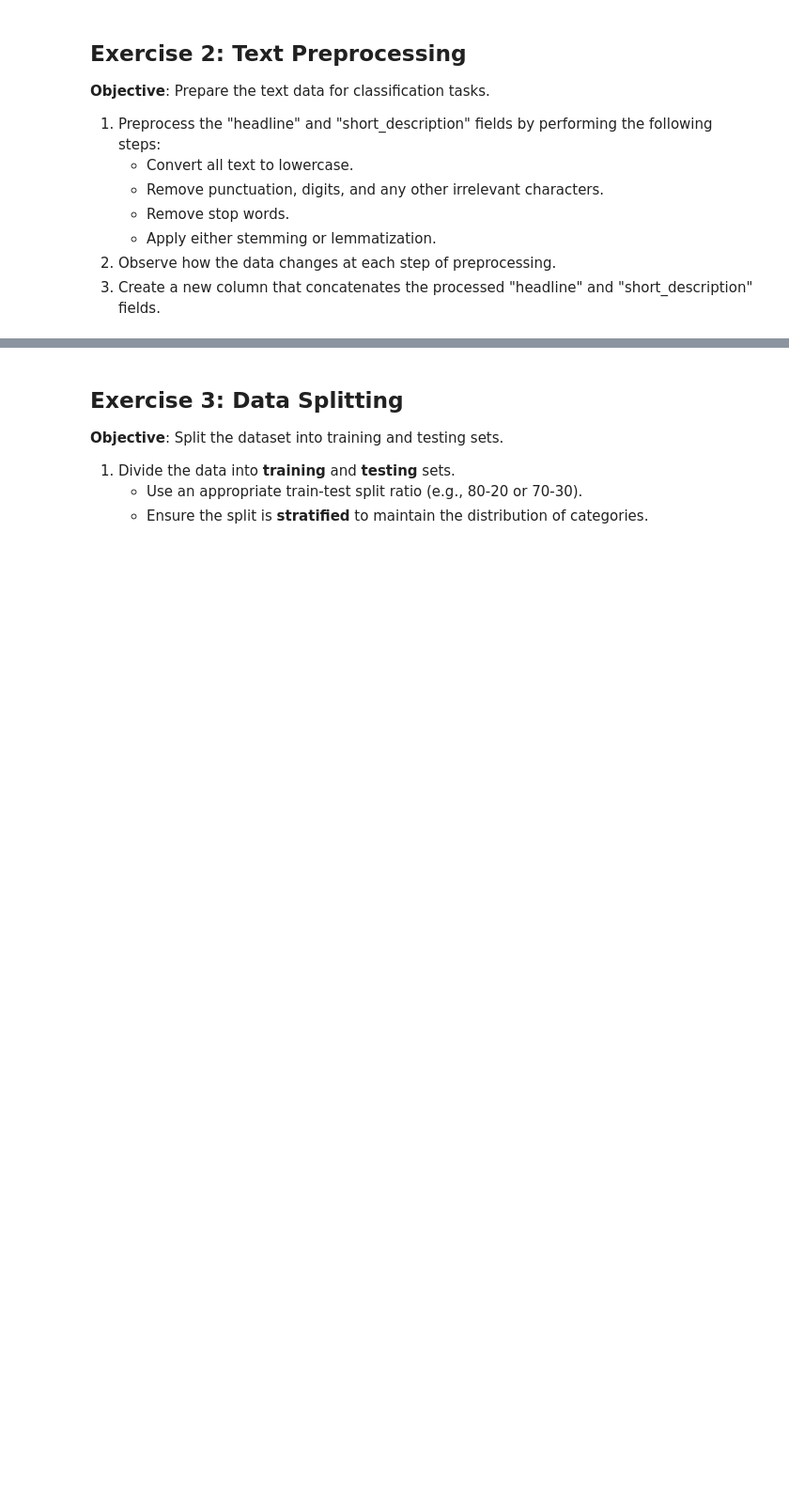
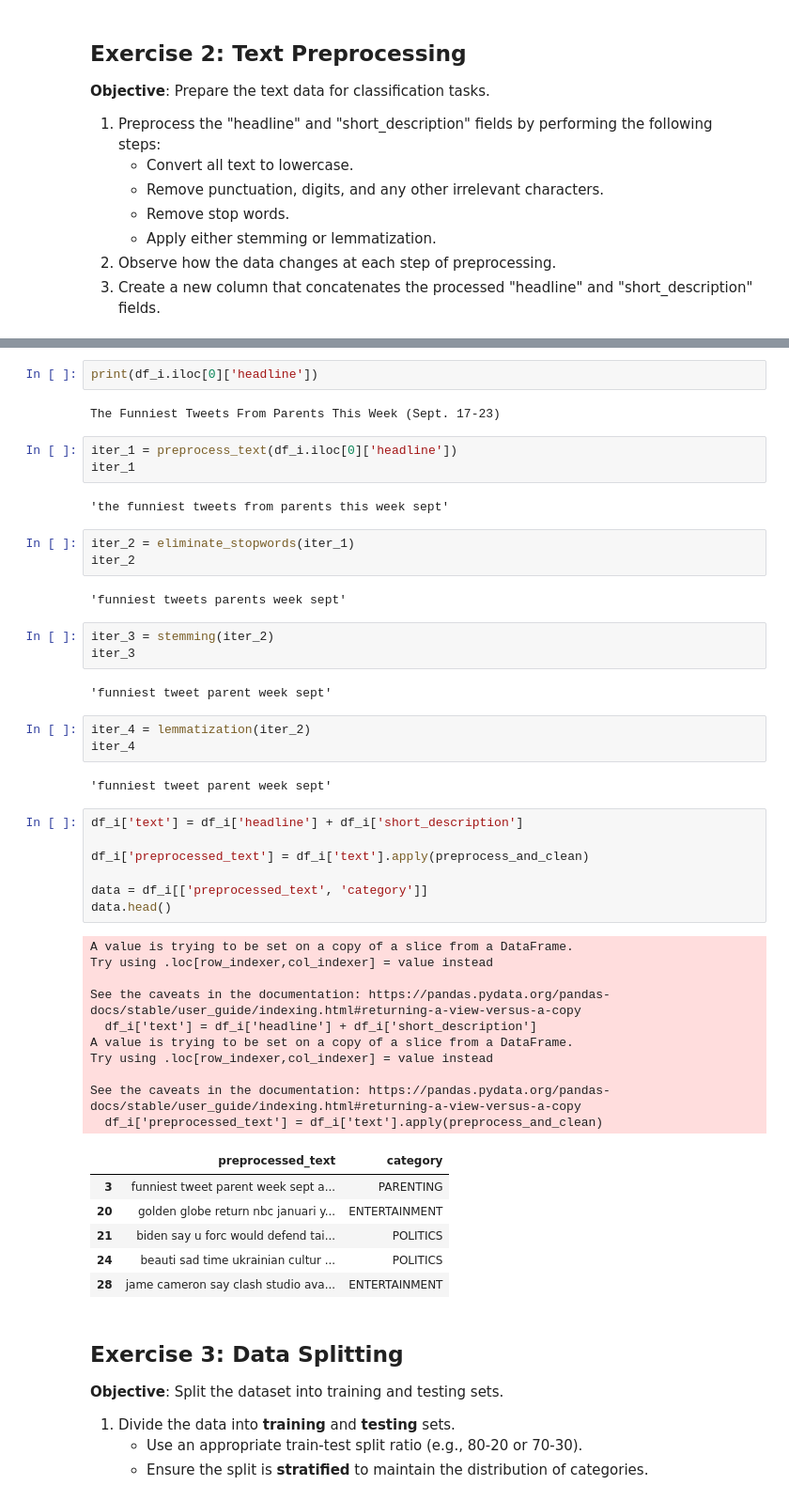
Before and after one commit to LCDA-UCP/tac-hands-on, a Jupyter notebook: exercises/session06-08/text_classification_exercises.ipynb, the cells around one changed output, grey strips where cells are left out. Shown at 94% size. Cells and saved outputs as stored; diff of their text form; blank space fills up the shorter version.

```diff
--- a/exercises/session06-08/text_classification_exercises.ipynb
+++ b/exercises/session06-08/text_classification_exercises.ipynb
@@ -124,3 +182,51 @@ plt.show()
+# %%
+print(df_i.iloc[0]['headline'])
+# %% [output]
+The Funniest Tweets From Parents This Week (Sept. 17-23)
+# %%
+iter_1 = preprocess_text(df_i.iloc[0]['headline'])
+iter_1
+# %% [output]
+'the funniest tweets from parents this week sept'
+# %%
+iter_2 = eliminate_stopwords(iter_1)
+iter_2
+# %% [output]
+'funniest tweets parents week sept'
+# %%
+iter_3 = stemming(iter_2)
+iter_3
+# %% [output]
+'funniest tweet parent week sept'
+# %%
+iter_4 = lemmatization(iter_2)
+iter_4
+# %% [output]
+'funniest tweet parent week sept'
+# %%
+df_i['text'] = df_i['headline'] + df_i['short_description']
+
+df_i['preprocessed_text'] = df_i['text'].apply(preprocess_and_clean)
+
+data = df_i[['preprocessed_text', 'category']]
+data.head()
+# %% [output]
+A value is trying to be set on a copy of a slice from a DataFrame.
+Try using .loc[row_indexer,col_indexer] = value instead
+
+See the caveats in the documentation: https://pandas.pydata.org/pandas-docs/stable/user_guide/indexing.html#returning-a-view-versus-a-copy
+  df_i['text'] = df_i['headline'] + df_i['short_description']
+A value is trying to be set on a copy of a slice from a DataFrame.
+Try using .loc[row_indexer,col_indexer] = value instead
+
+See the caveats in the documentation: https://pandas.pydata.org/pandas-docs/stable/user_guide/indexing.html#returning-a-view-versus-a-copy
+  df_i['preprocessed_text'] = df_i['text'].apply(preprocess_and_clean)
+|  | preprocessed_text | category |
+| 3 | funniest tweet parent week sept a... | PARENTING |
+| 20 | golden globe return nbc januari y... | ENTERTAINMENT |
+| 21 | biden say u forc would defend tai... | POLITICS |
+| 24 | beauti sad time ukrainian cultur ... | POLITICS |
+| 28 | jame cameron say clash studio ava... | ENTERTAINMENT |
 # %% [markdown]
 ## Exercise 3: Data Splitting
 
```
Also changed, not shown: parts of 20 cells of this notebook.
